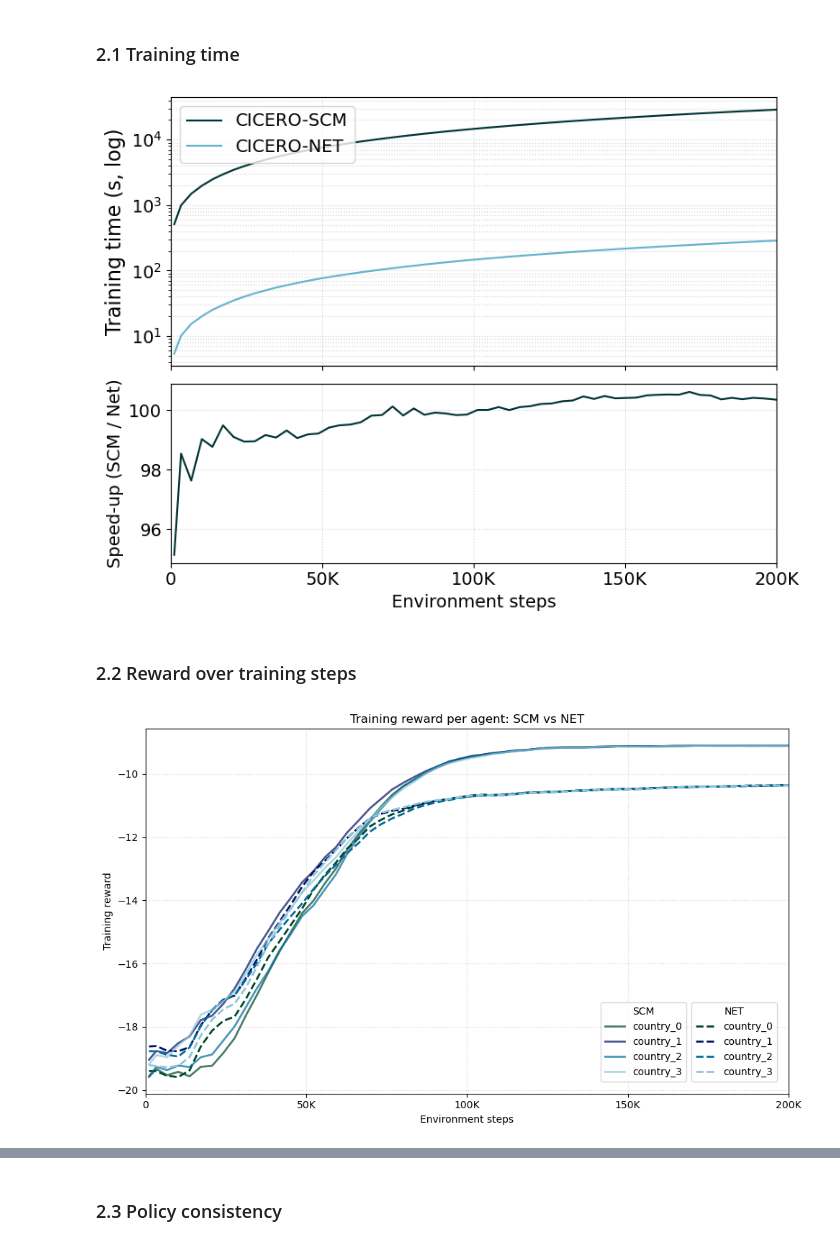
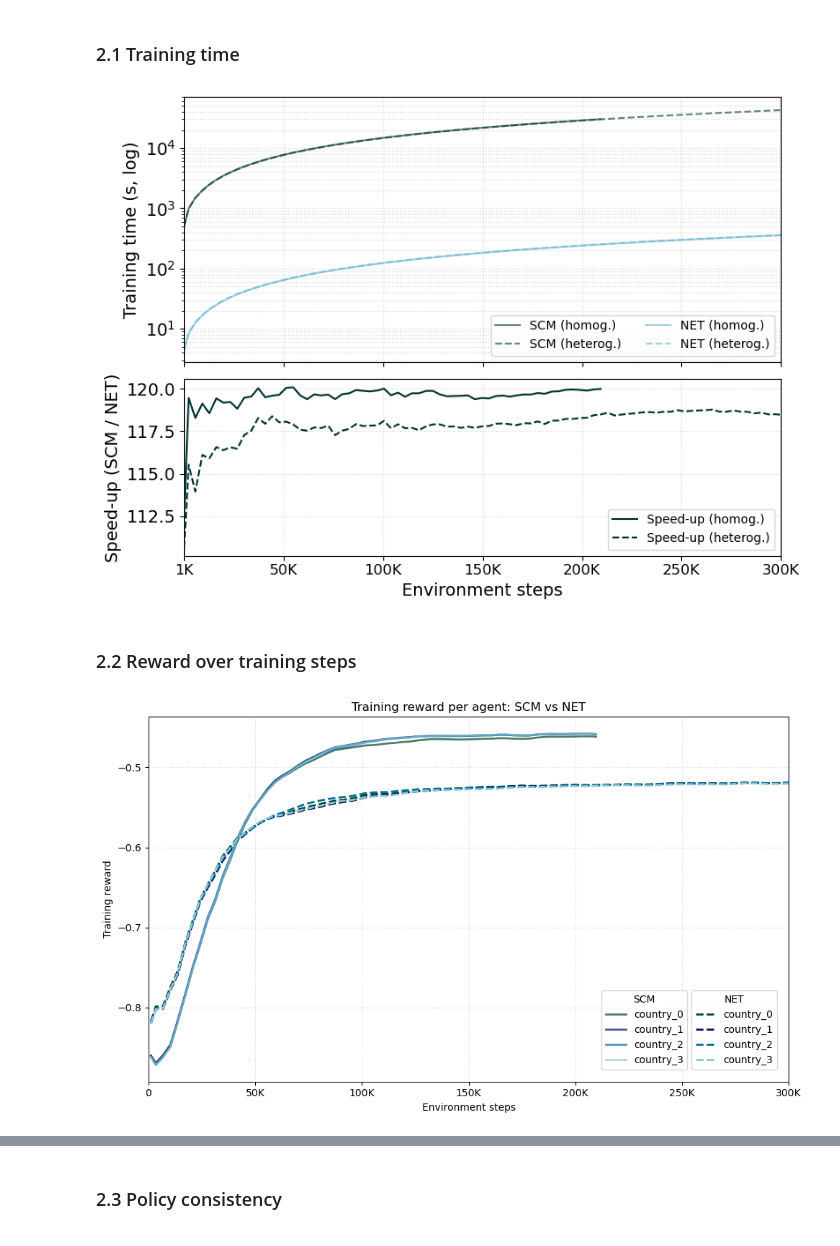
Before and after one commit to oskarbohnlassen/ciceroscm-surrogate, a Jupyter notebook: notebooks/marl_results.ipynb, the cells around one changed output, grey strips where cells are left out. Cells and saved outputs as stored; diff of their text form; code cells hidden in the pictures.

```diff
--- a/notebooks/marl_results.ipynb
+++ b/notebooks/marl_results.ipynb
@@ -57,53 +69,16 @@ net_prevention_rate = table_for(net_greedy_policy, "prevention_rate").iloc[:59]
 # %% [markdown]
 ### 2.1 Training time
 # %%
-import numpy as np
-import matplotlib.pyplot as plt
-
-# Ensure numeric index
-scm_training_time.index = scm_training_time.index.astype(int)
-net_training_time.index = net_training_time.index.astype(int)
-
-# Align
-df = pd.concat(
-    {"SCM": scm_training_time["value"], "Net": net_training_time["value"]},
-    axis=1
-).sort_index()
-
-speedup = df["SCM"] / df["Net"]
-
-# Get colormap and sample two colors
-cmap = plt.get_cmap("ocean")
-colors = [cmap(0.2), cmap(0.8)]  # pick two well-separated colors
-
-fig, (ax1, ax2) = plt.subplots(2, 1, figsize=(8, 6), sharex=True, height_ratios=[1.5, 1])
-
-# --- (1) Absolute training times (log scale)
-ax1.plot(df.index, df["SCM"], label="CICERO-SCM", color=colors[0])
-ax1.plot(df.index, df["Net"], label="CICERO-NET", color=colors[1])
-ax1.set_yscale("log")
-ax1.set_ylabel("Training time (s, log)", fontsize=16)
-ax1.grid(True, which="both", linestyle=":", alpha=0.5)
-ax1.legend(fontsize=14, loc="upper left")
-ax1.tick_params(axis="y", labelsize=14)
-
-# --- (2) Relative speedup
-ax2.plot(df.index, speedup, color=colors[0])
-ax2.set_xlabel("Environment steps", fontsize=14)
-ax2.set_ylabel("Speed-up (SCM / Net)", fontsize=14)
-ax2.grid(True, linestyle=":", alpha=0.5)
-ax2.tick_params(axis="y", labelsize=14)
-
-# X-axis formatting
-ax2.set_xlim(0, 200_000)
-ticks = np.arange(0, 200_001, 50_000)
-ax2.set_xticks(ticks)
-ax2.set_xticklabels(["0"] + [f"{t//1000}K" for t in ticks[1:]], fontsize=14)
-
-plt.tight_layout()
-plt.savefig("plots/training_time_comparison.pdf", dpi=300, bbox_inches="tight")
-plt.show()
+fig, axes = plot_training_time_and_speedup(
+    homogenous_scm_training_time,
+    homogenous_net_training_time,
+    heterogenous_scm_training_time,
+    heterogenous_net_training_time,
+    cmap="ocean",
+    savefig="plots/training_time_comparison_both_on_same_axes.pdf",
+    xmax=300_000,
+)
 # %% [output]
-[figure, old version]
+[figure, new version]
 # %% [markdown]
 ### 2.2 Reward over training steps
@@ -171,4 +85,4 @@ def plot_train_reward(
 # %%
-plot_train_reward(scm_train_reward, net_train_reward, steps_max=200_000,cmap="ocean")
+plot_train_reward(homogenous_scm_train_reward, homogenous_net_train_reward, steps_max=300_000,cmap="ocean")
 # %% [output]
-[figure, old version]
+[figure, new version]
```
Also changed, not shown: parts of 11 cells of this notebook, 31 other files.
